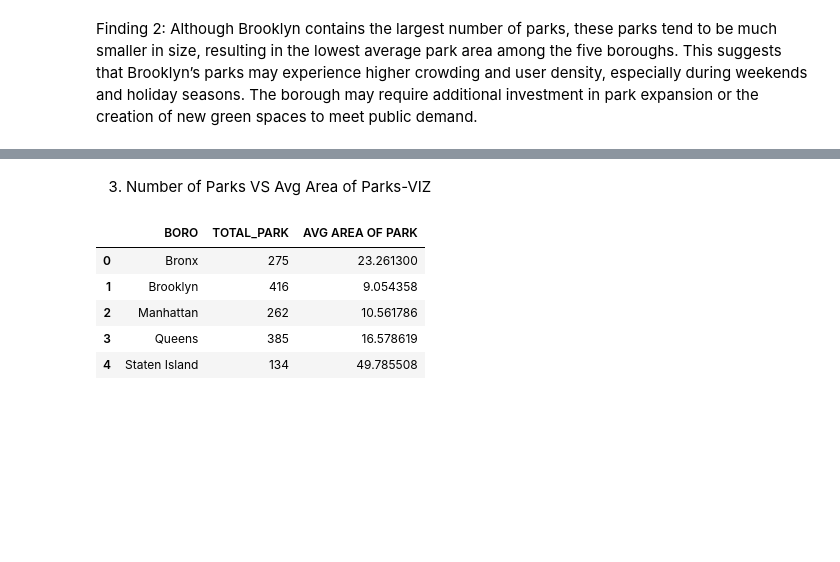
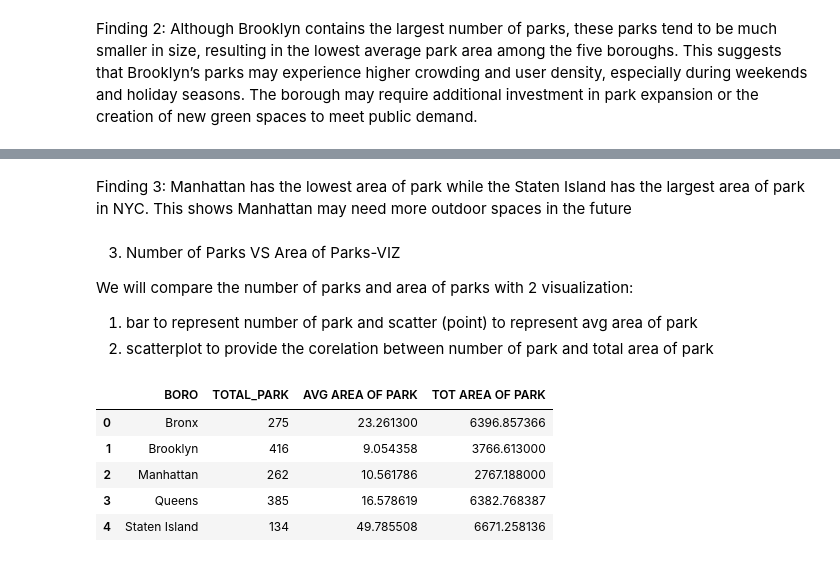
Before and after one commit to meryhotma/meryhotma.github.io, a Jupyter notebook: Project_3.ipynb, the cells around one changed output, grey strips where cells are left out. Cells and saved outputs as stored; diff of their text form; code cells hidden in the pictures; blank space fills up the shorter version.

Commit message:
park viz

```diff
--- a/Project_3.ipynb
+++ b/Project_3.ipynb
@@ -281,0 +284,7 @@ Finding 2: Although Brooklyn contains the largest number of parks, these parks t
+# %%
+# calculate the average area of of park per borough
+park_area_total = (
+    park_filtered.groupby("BORO")["ACRES"].sum().reset_index(name="TOT AREA OF PARK")
+)
+
+park_area_total.sort_values("TOT AREA OF PARK")
@@ -282,2 +298,8 @@ Finding 2: Although Brooklyn contains the largest number of parks, these parks t
+# %% [markdown]
+Finding 3: Manhattan has the lowest area of park while the Staten Island has the largest area of park in NYC. This shows Manhattan may need more outdoor spaces in the future
 # %% [markdown]
-3. Number of Parks VS Avg Area of Parks-VIZ
+3. Number of Parks VS Area of Parks-VIZ
+
+We will compare the number of parks and area of parks with 2 visualization:
+1. bar to represent number of park and scatter (point) to represent avg area of park
+2. scatterplot to provide the corelation between number of park and total area of park
@@ -284,12 +310,16 @@ Finding 2: Although Brooklyn contains the largest number of parks, these parks t
 # %%
 # merge both tables
 park_number_area = pd.merge(park_count, park_area, on="BORO", how="left")
 
 park_number_area
+
+park_total = pd.merge(park_number_area, park_area_total, on="BORO", how="left")
+
+park_total
 # %% [output]
-|  | BORO | TOTAL_PARK | AVG AREA OF PARK |
-| 0 | Bronx | 275 | 23.261300 |
-| 1 | Brooklyn | 416 | 9.054358 |
-| 2 | Manhattan | 262 | 10.561786 |
-| 3 | Queens | 385 | 16.578619 |
-| 4 | Staten Island | 134 | 49.785508 |
+|  | BORO | TOTAL_PARK | AVG AREA OF PARK | TOT AREA OF PARK |
+| 0 | Bronx | 275 | 23.261300 | 6396.857366 |
+| 1 | Brooklyn | 416 | 9.054358 | 3766.613000 |
+| 2 | Manhattan | 262 | 10.561786 | 2767.188000 |
+| 3 | Queens | 385 | 16.578619 | 6382.768387 |
+| 4 | Staten Island | 134 | 49.785508 | 6671.258136 |
```
Also changed, not shown: parts of 7 cells of this notebook.
